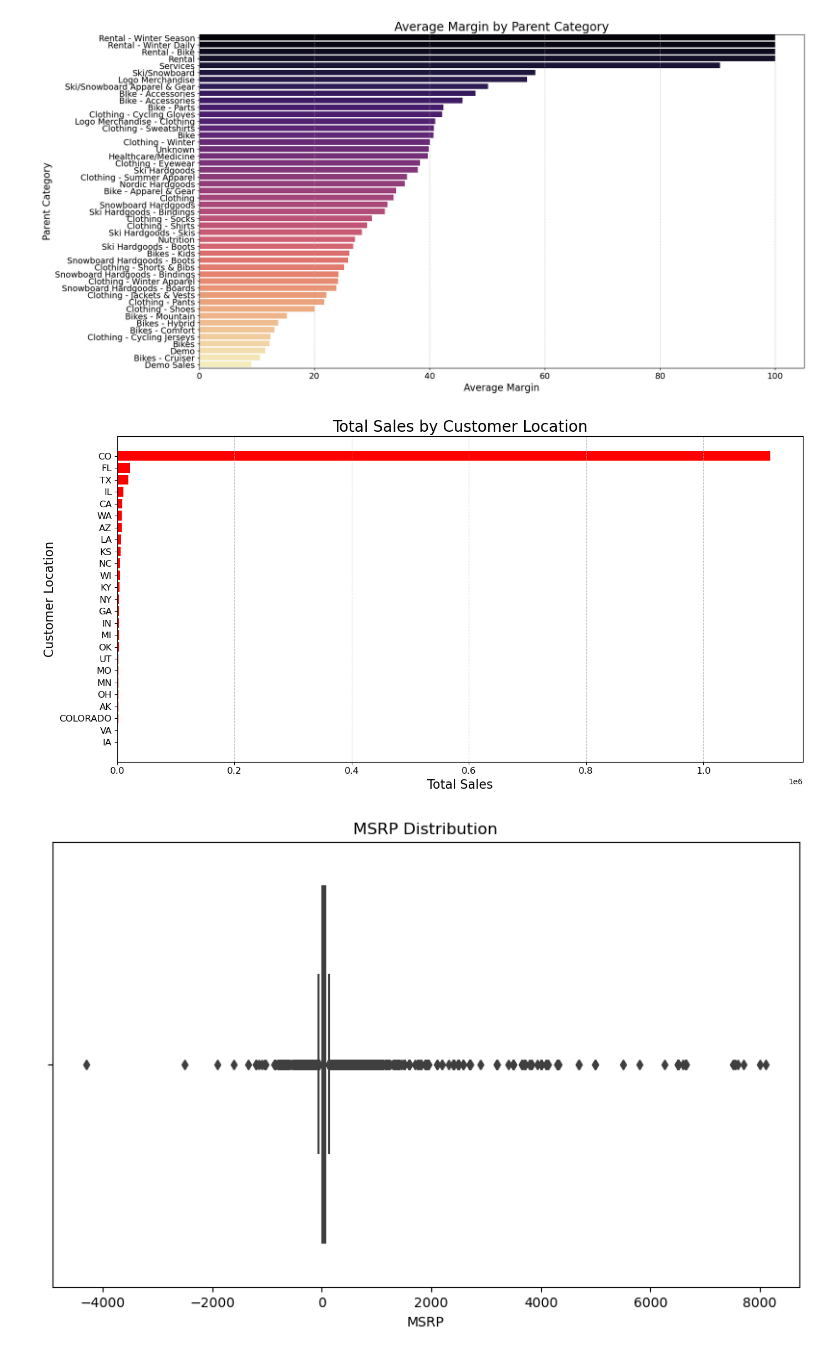
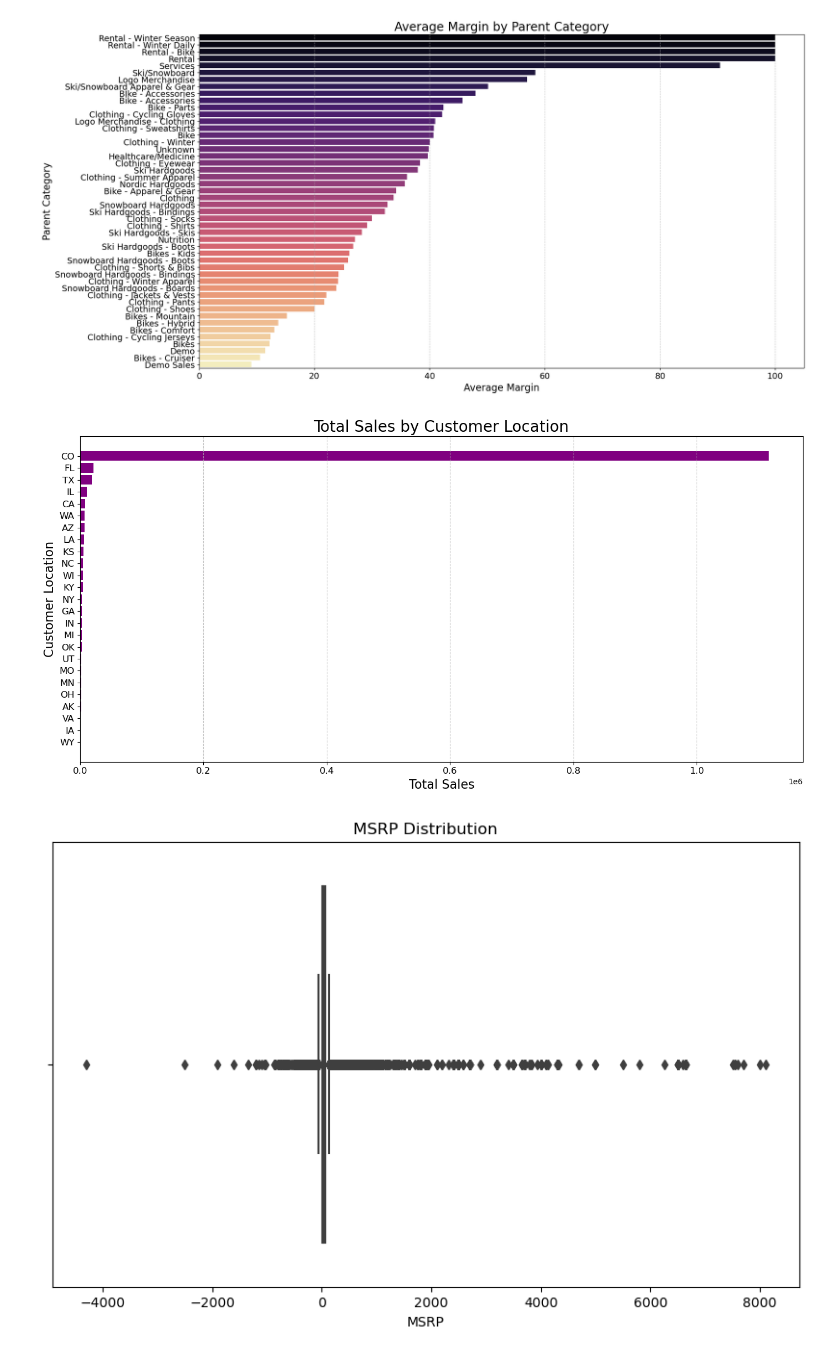
Before and after one commit to MappingKat/SunlightMtnRetail, a Jupyter notebook: notebooks/Sunlight Retail Store Stats.ipynb, the cells around one changed output. Cells and saved outputs as stored; diff of their text form; code cells hidden in the pictures.

Commit message:
updates of some sort

```diff
--- a/notebooks/Sunlight Retail Store Stats.ipynb
+++ b/notebooks/Sunlight Retail Store Stats.ipynb
@@ -139,3 +139,36 @@ plt.subplots_adjust(bottom=0.35)  # Add more spacing at the bottom for x-axis la
 plt.show()
 # %% [output]
 [figure]
+# %%
+import pandas as pd
+import matplotlib.pyplot as plt
+
+# Assuming df is your DataFrame with columns 'Vendor', 'Sales', and 'Cost'
+# Calculate profit
+df['Profit'] = df['Sales'] - df['Cost']
+
+# Aggregate profit by vendor
+vendor_profit = df.groupby('Vendor').agg({'Profit': 'sum'}).reset_index()
+
+# Filter vendors with total profit >= 20
+vendor_profit_filtered = vendor_profit[vendor_profit['Profit'] >= 20]
+
+# Sort the values by total profit in descending order and select top 50 vendors
+vendor_profit_sorted = vendor_profit_filtered.sort_values(by='Profit', ascending=False).head(50)
+
+# Plot vendor profit
+plt.figure(figsize=(14, 7))
+bars = plt.bar(vendor_profit_sorted['Vendor'], vendor_profit_sorted['Profit'], width=0.8, color=plt.cm.tab20.colors)
+
+plt.title('Total Profit by Vendor')
+plt.ylabel('Total Profit')
+plt.xlabel('Vendor')
+plt.grid(True, axis='y')
+
+# Improve the readability of the labels
+plt.xticks(rotation=45, ha='right', fontsize=12)
+plt.yticks(fontsize=12)
+plt.tight_layout()
+plt.subplots_adjust(bottom=0.35)  # Add more spacing at the bottom for x-axis labels
+
+plt.show()
@@ -355,30 +390,33 @@ Name: Margin, dtype: float64
 # %%
 import pandas as pd
 import matplotlib.pyplot as plt
 
 # Assuming df is your DataFrame
+# Replace "CO" with "COLORADO" in CustomerLocation
+df['CustomerLocation'] = df['CustomerLocation'].replace("COLORADO", "CO")
+
 # Aggregate sales by customer location
 location_sales = df.groupby('CustomerLocation').agg({'Total': 'sum'}).reset_index()
 
 # Sort by total sales in descending order and select top 25 locations
 location_sales_sorted = location_sales.sort_values(by='Total', ascending=False).head(25)
 
 # Plot location sales
 plt.figure(figsize=(14, 7))
-plt.barh(location_sales_sorted['CustomerLocation'], location_sales_sorted['Total'], color='red')
+plt.barh(location_sales_sorted['CustomerLocation'], location_sales_sorted['Total'], color='purple')
 plt.title('Total Sales by Customer Location', fontsize=20)
 plt.xlabel('Total Sales', fontsize=16)
 plt.ylabel('Customer Location', fontsize=16)
 plt.xticks(fontsize=12)
 plt.yticks(fontsize=12)
 plt.grid(True, linestyle='--', alpha=0.7, axis='x')
 plt.gca().invert_yaxis()  # To display the highest value at the top
 plt.tight_layout()
 
 # Show the plot
 plt.show()
 # %% [output]
-[figure, old version]
+[figure, new version]
 # %%
 # Plot MSRP Distribution
 plt.figure(figsize=(10, 6))
```
Also changed, not shown: parts of 8 cells of this notebook, 9 other files.
